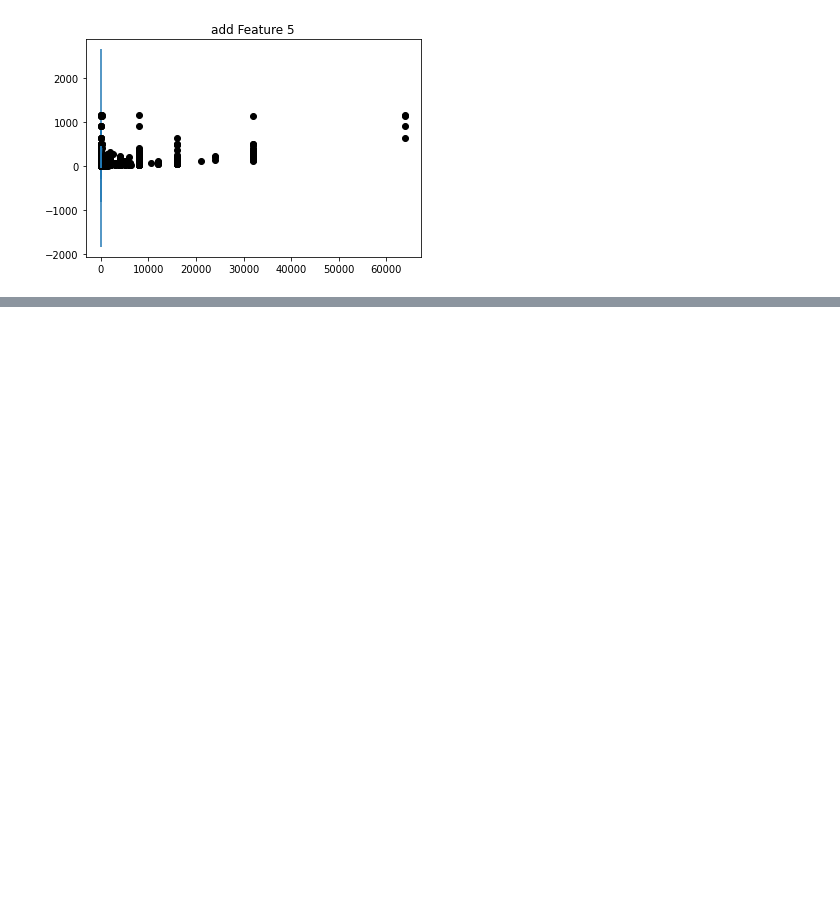
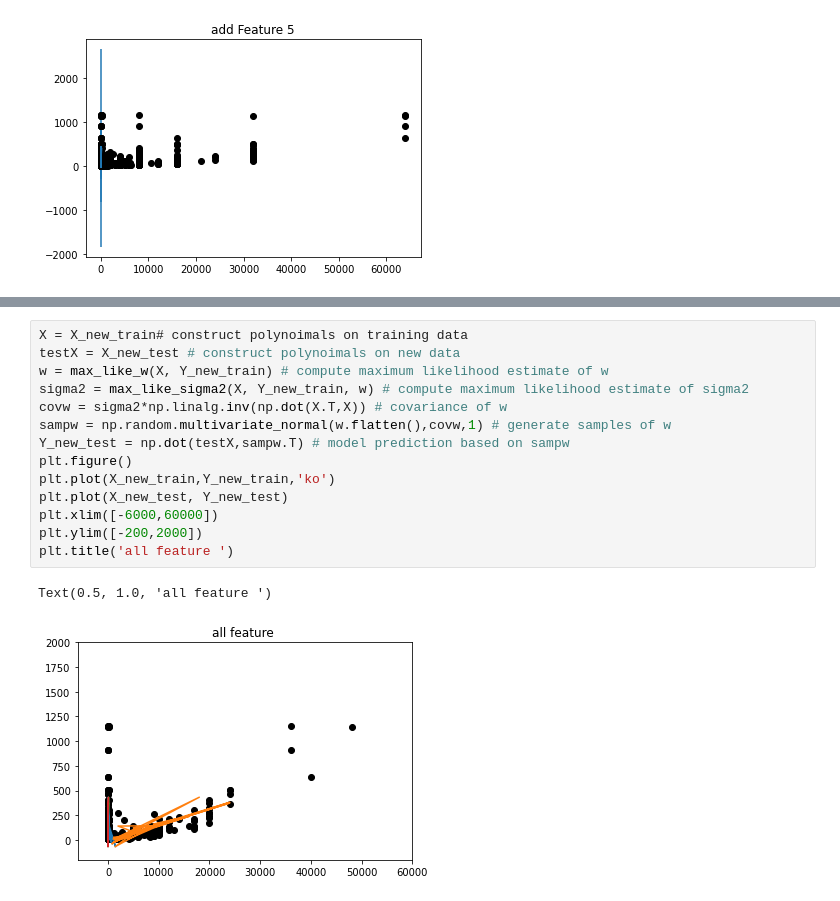
Before and after one commit to yangh567/MLCoursework, a Jupyter notebook: Regression/regression1.ipynb, the cells around one changed output, grey strips where cells are left out. Cells and saved outputs as stored; diff of their text form; blank space fills up the shorter version.

Commit message:
adding combine feature data

```diff
--- a/Regression/regression1.ipynb
+++ b/Regression/regression1.ipynb
@@ -221,0 +250,17 @@ np.savetxt('my_submission.csv', y_pred_pp, fmt='%d', delimiter=",",header=test_h
+# %%
+X = X_new_train# construct polynoimals on training data
+testX = X_new_test # construct polynoimals on new data
+w = max_like_w(X, Y_new_train) # compute maximum likelihood estimate of w
+sigma2 = max_like_sigma2(X, Y_new_train, w) # compute maximum likelihood estimate of sigma2
+covw = sigma2*np.linalg.inv(np.dot(X.T,X)) # covariance of w
+sampw = np.random.multivariate_normal(w.flatten(),covw,1) # generate samples of w
+Y_new_test = np.dot(testX,sampw.T) # model prediction based on sampw
+plt.figure()
+plt.plot(X_new_train,Y_new_train,'ko')
+plt.plot(X_new_test, Y_new_test)
+plt.xlim([-6000,60000])
+plt.ylim([-200,2000])
+plt.title('all feature ')
+# %% [output]
+Text(0.5, 1.0, 'all feature ')
+[figure, added]
```
Also changed, not shown: parts of 11 cells of this notebook, 3 other files.
